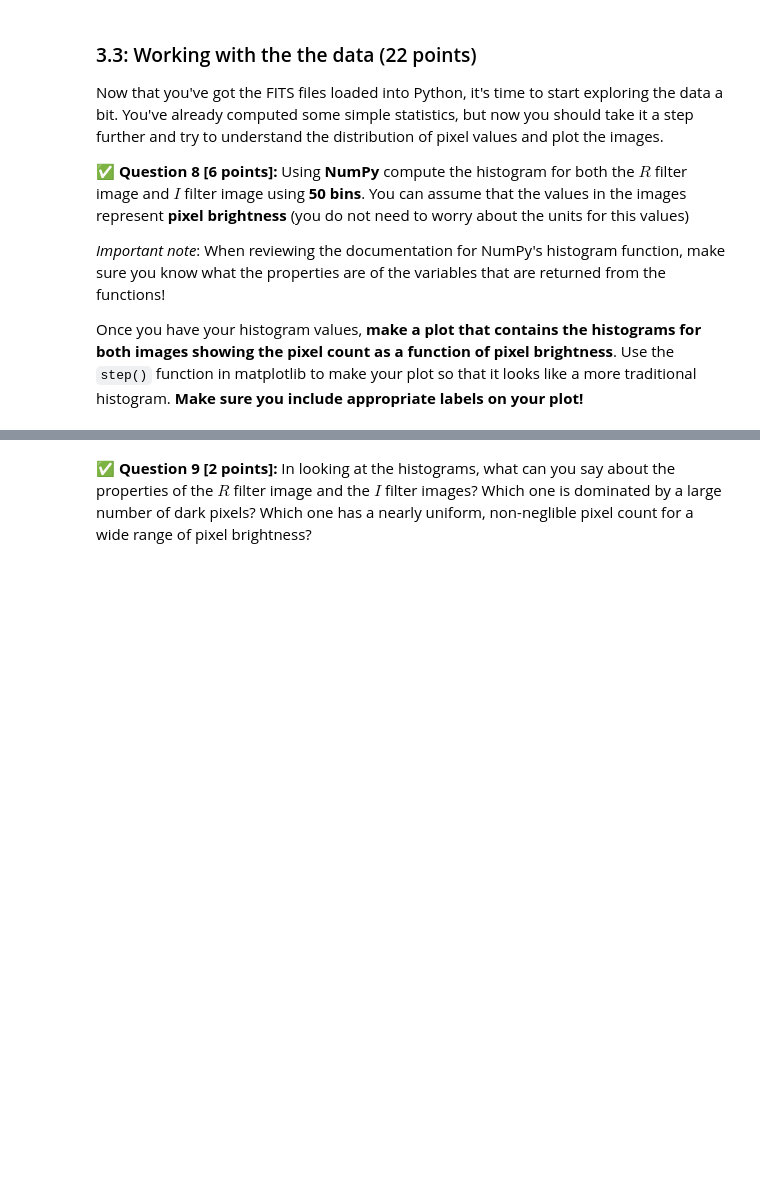
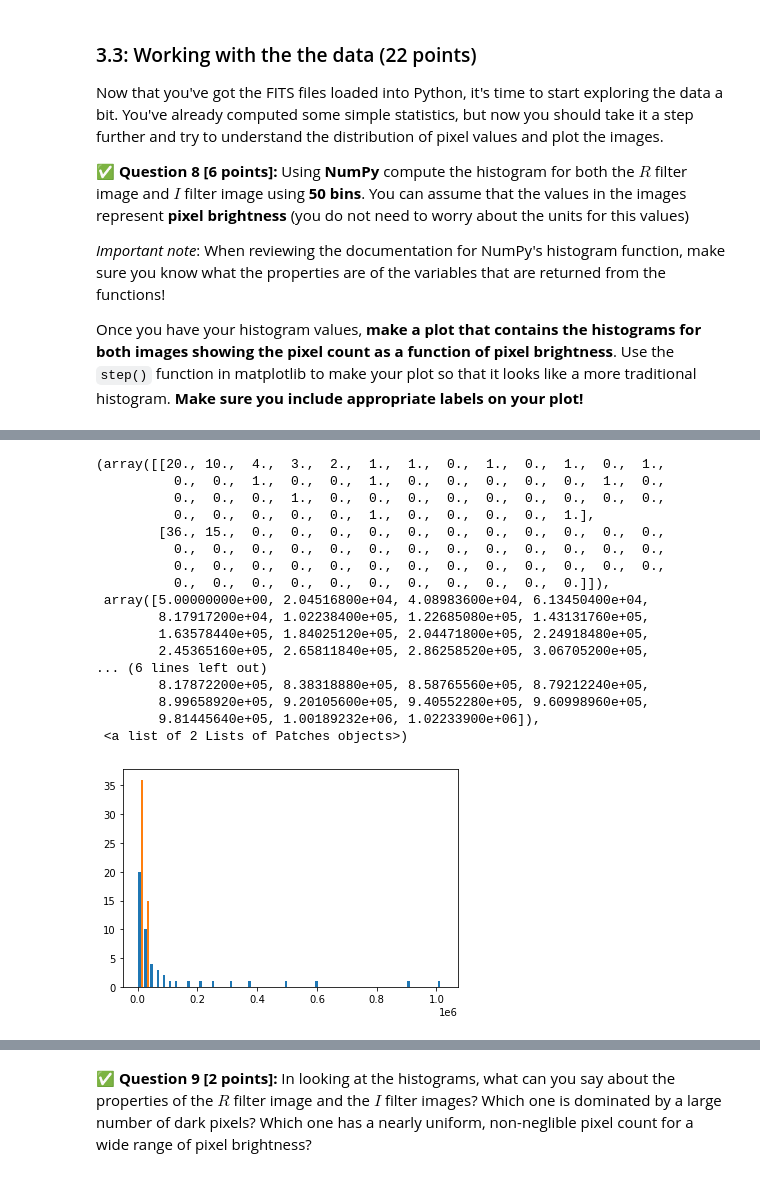
Before and after one commit to cedric-emmanuel/cmse202-s21-turnin, a Jupyter notebook: hw-01/HW-01_GitPracticeDebuggingAndPythonPackages-STUDENT-Copy1.ipynb, the cells around one changed output, grey strips where cells are left out. Drawn from its saved outputs; the diff is of its cells as text; code cells hidden in the pictures; blank space fills up the shorter version.

```diff
--- a/hw-01/HW-01_GitPracticeDebuggingAndPythonPackages-STUDENT-Copy1.ipynb
+++ b/hw-01/HW-01_GitPracticeDebuggingAndPythonPackages-STUDENT-Copy1.ipynb
@@ -232,0 +266,21 @@ Once you have your histogram values, **make a plot that contains the histograms
+# %%
+plt.hist(h_ir,bins=50)
+# %% [output]
+(array([[20., 10.,  4.,  3.,  2.,  1.,  1.,  0.,  1.,  0.,  1.,  0.,  1.,
+          0.,  0.,  1.,  0.,  0.,  1.,  0.,  0.,  0.,  0.,  0.,  1.,  0.,
+          0.,  0.,  0.,  1.,  0.,  0.,  0.,  0.,  0.,  0.,  0.,  0.,  0.,
+          0.,  0.,  0.,  0.,  0.,  1.,  0.,  0.,  0.,  0.,  1.],
+        [36., 15.,  0.,  0.,  0.,  0.,  0.,  0.,  0.,  0.,  0.,  0.,  0.,
+          0.,  0.,  0.,  0.,  0.,  0.,  0.,  0.,  0.,  0.,  0.,  0.,  0.,
+          0.,  0.,  0.,  0.,  0.,  0.,  0.,  0.,  0.,  0.,  0.,  0.,  0.,
+          0.,  0.,  0.,  0.,  0.,  0.,  0.,  0.,  0.,  0.,  0.]]),
+ array([5.00000000e+00, 2.04516800e+04, 4.08983600e+04, 6.13450400e+04,
+        8.17917200e+04, 1.02238400e+05, 1.22685080e+05, 1.43131760e+05,
+        1.63578440e+05, 1.84025120e+05, 2.04471800e+05, 2.24918480e+05,
+        2.45365160e+05, 2.65811840e+05, 2.86258520e+05, 3.06705200e+05,
+... (6 lines left out)
+        8.17872200e+05, 8.38318880e+05, 8.58765560e+05, 8.79212240e+05,
+        8.99658920e+05, 9.20105600e+05, 9.40552280e+05, 9.60998960e+05,
+        9.81445640e+05, 1.00189232e+06, 1.02233900e+06]),
+ <a list of 2 Lists of Patches objects>)
+[figure, added]
```
Also changed, not shown: parts of 15 cells of this notebook.
